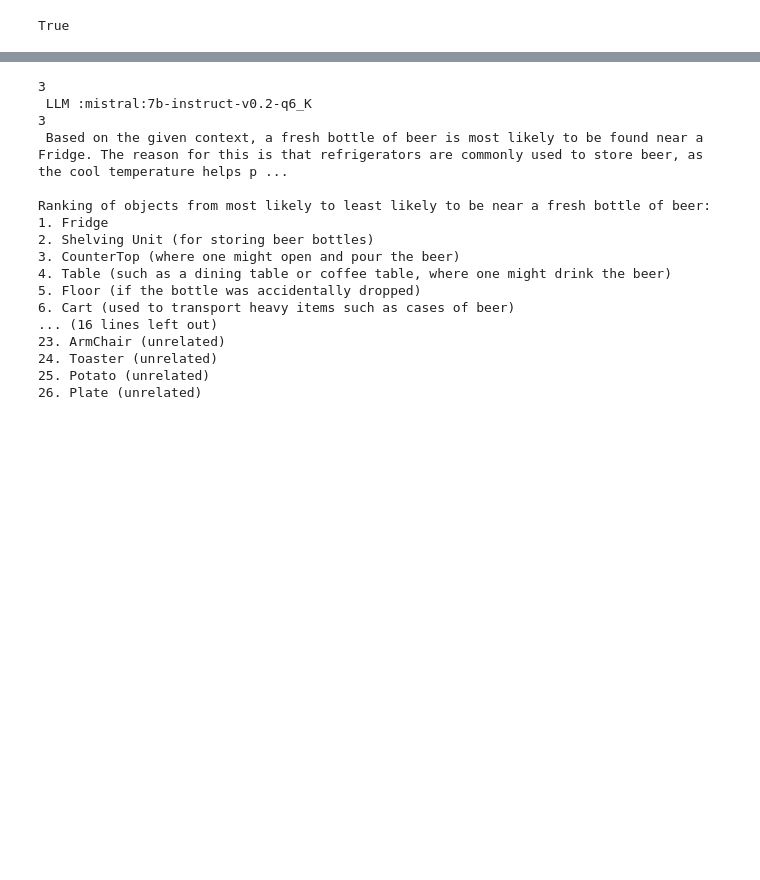
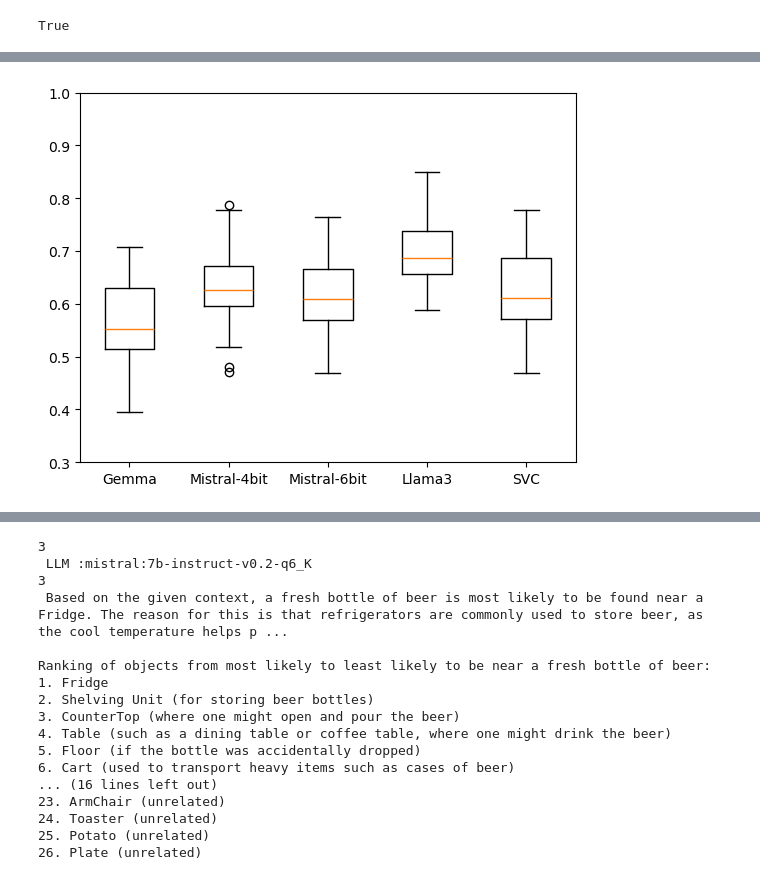
Before and after one commit to archie1983/llm_semantic_navigation, a Jupyter notebook: analyse_classification_results.ipynb, the cells around one changed output, grey strips where cells are left out. Drawn from its saved outputs; the diff is of its cells as text; code cells hidden in the pictures; blank space fills up the shorter version.

```diff
--- a/analyse_classification_results.ipynb
+++ b/analyse_classification_results.ipynb
@@ -314,0 +212,87 @@ svc_mean_time = 0.001060590821654307
+# %%
+import matplotlib.pyplot as plt
+import numpy as np
+
+##
+# This function will create a box plot for a hybridized data set (HYBRID_AT_12 or HYBRID_AT_18)
+##
+def testRoomClassifierAccuracy(llm_type):
+    (llm_accuracies, svc_accuracies, llm_mean_time, svc_mean_time) = process_scene_files(llm_type)
+    # should be two volumes -- one for LLM and one for SVC for accuracies compared to ground truth.
+    number_of_dataset_volumes = 2
+
+    # How many rooms were classified
+    number_of_tests_per_dataset_volume = len(llm_accuracies)
+
+    # We'll create an empty Numpy array and put the our SVC accuracies into there.
+    dataset_test_results = np.zeros(shape=(number_of_dataset_volumes, number_of_tests_per_dataset_volume))
+    #print(dataset_test_results.shape)
+
+    dataset_test_results[0] = llm_accuracies
+    dataset_test_results[1] = svc_accuracies
+
+    # transpose it because I imagined it differently to how matplotlib needs the data
+    dataset_test_results = np.transpose(dataset_test_results)
+    #print(dataset_test_results)
+    fig, ax = plt.subplots()
+    ax.axes.get_xaxis().set_visible(False)
+    #ax7.set_title("Variance while " + operation + " " + gesture + " gesture")
+    #if (model_type == ModelType.HYBRID_AT_12):
+    #    ax.set_title("Sunrgbd - Hybridized with AI2-THOR data")
+    #elif (model_type == ModelType.HYBRID_AT_18):
+    #    ax.set_title("Scannet - Hybridized with AI2-THOR data")
+    ax.boxplot(dataset_test_results)
+    plt.ylim(0.3, 1.0)
+    plt.show()
+
+#testRoomClassifierAccuracy("gemma")
+#testRoomClassifierAccuracy("mistral")
+
+##
+# This function will create a box plot for a hybridized data set (HYBRID_AT_12 or HYBRID_AT_18)
+##
+def testAllRoomClassifiersAccuracy():
+    (gemma_accuracies, svc_accuracies, gemma_mean_time, svc_mean_time) = process_scene_files("gemma")
+    (mistral4b_accuracies, svc_accuracies, mistral4b_mean_time, svc_mean_time) = process_scene_files("mistral_4b")
+    (mistral6b_accuracies, svc_accuracies, mistral6b_mean_time, svc_mean_time) = process_scene_files("mistral_6b")
+    (llama_accuracies, svc_accuracies, llama_mean_time, svc_mean_time) = process_scene_files("llama")
+    # should be two volumes -- one for LLM and one for SVC for accuracies compared to ground truth.
+    number_of_dataset_volumes = 5
+
+    # How many rooms were classified
+    number_of_tests_per_dataset_volume = len(svc_accuracies)
+
+    # We'll create an empty Numpy array and put the our SVC accuracies into there.
+    dataset_test_results = np.zeros(shape=(number_of_dataset_volumes, number_of_tests_per_dataset_volume))
+    #print(dataset_test_results.shape)
+
+    dataset_test_results[0] = gemma_accuracies
+    dataset_test_results[1] = mistral4b_accuracies
+    dataset_test_results[2] = mistral6b_accuracies
+    dataset_test_results[3] = llama_accuracies
+    dataset_test_results[4] = svc_accuracies
+
+    # transpose it because I imagined it differently to how matplotlib needs the data
+    dataset_test_results = np.transpose(dataset_test_results)
+    #print(dataset_test_results)
+    fig, ax = plt.subplots()
+    ax.axes.get_xaxis().set_visible(False)
+    #ax7.set_title("Variance while " + operation + " " + gesture + " gesture")
+    #if (model_type == ModelType.HYBRID_AT_12):
+    #    ax.set_title("Sunrgbd - Hybridized with AI2-THOR data")
+    #elif (model_type == ModelType.HYBRID_AT_18):
+    #    ax.set_title("Scannet - Hybridized with AI2-THOR data")
+    ax.boxplot(dataset_test_results, labels=['Gemma', 'Mistral-4bit', 'Mistral-6bit', 'Llama3', 'SVC'])
+    ax.axes.get_xaxis().set_visible(True)
+    plt.ylim(0.3, 1.0)
+    #plt.xticks([1, 2, 3], ['mon', 'tue', 'wed'])
+    plt.show()
+
+    print("gemma_mean_time = " + str(gemma_mean_time))
+    print("mistral4b_mean_time = " + str(mistral4b_mean_time))
+    print("mistral6b_mean_time = " + str(mistral6b_mean_time))
+    print("llama_mean_time = " + str(llama_mean_time))
+    print("svc_mean_time = " + str(svc_mean_time))
+
+testAllRoomClassifiersAccuracy()
+# %% [output]
@@ -314,0 +319 @@ svc_mean_time = 0.001060590821654307
+[figure, added]
```
Also changed, not shown: parts of 7 cells of this notebook, 3 other files.
